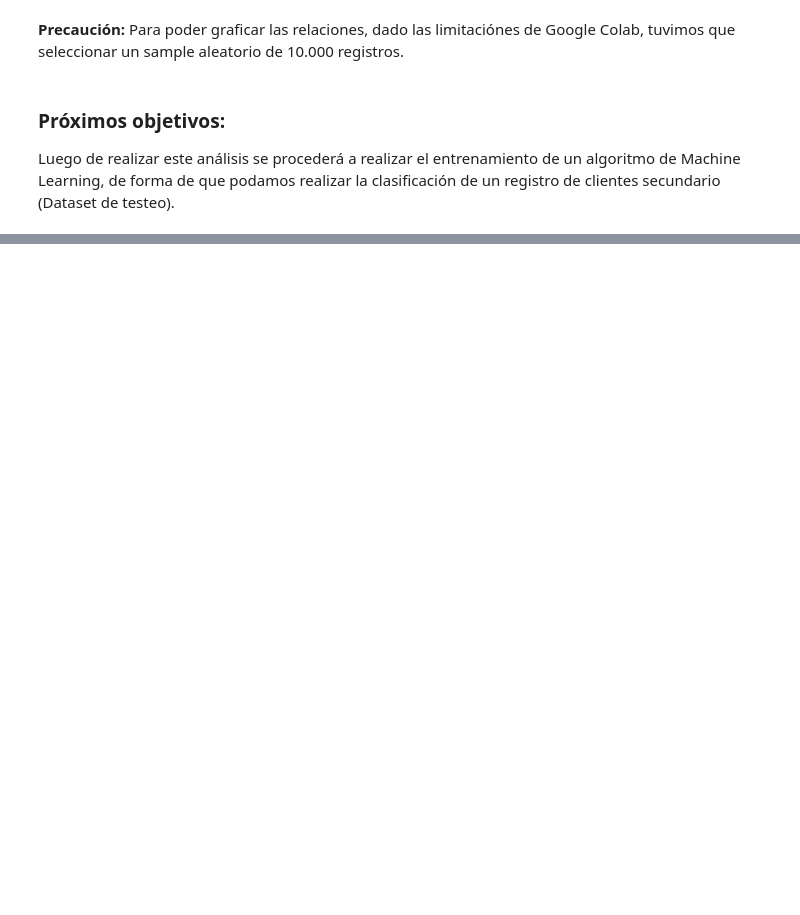
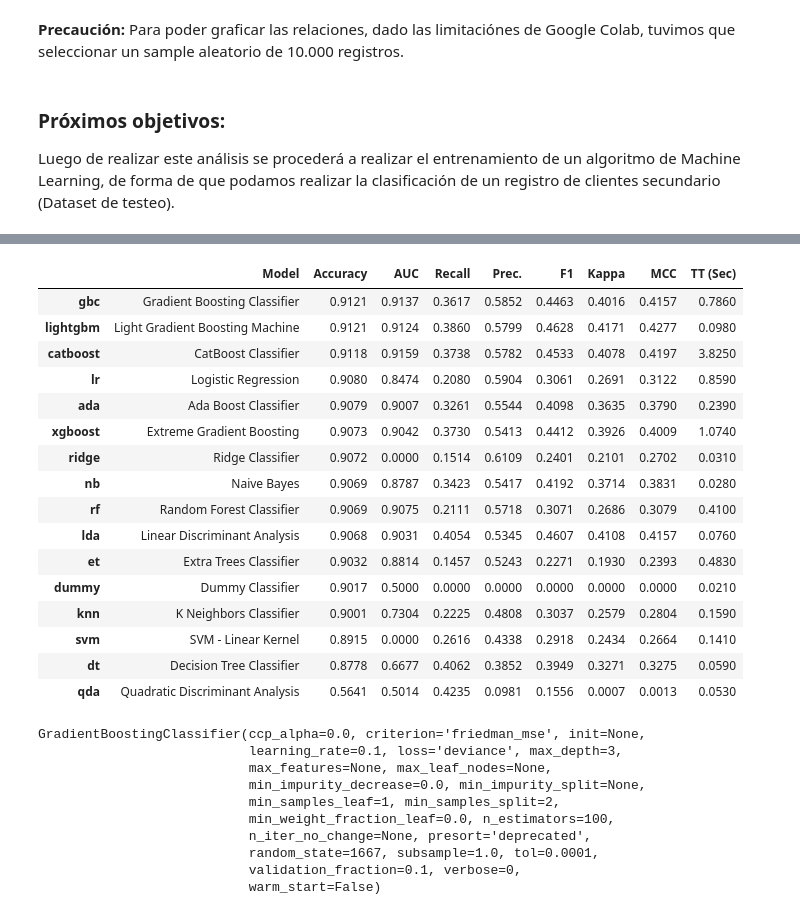
Before and after one commit to VGardella/data-science-project, a Jupyter notebook: Primera_Entrega_Proyecto_Final_V2.ipynb, the cells around one changed output, grey strips where cells are left out. Drawn from its saved outputs; the diff is of its cells as text; code cells hidden in the pictures; blank space fills up the shorter version.

```diff
--- a/Primera_Entrega_Proyecto_Final_V2.ipynb
+++ b/Primera_Entrega_Proyecto_Final_V2.ipynb
@@ -427,0 +618,38 @@ Luego de realizar este análisis se procederá a realizar el entrenamiento de un
+# %%
+#Ejemplo: entrenamiento de un modelo con uno de los clusters:
+
+df_nuevo = pd.read_csv("resultados_clustering.csv")
+
+from pycaret.classification import *
+
+df3 = df_nuevo[df_nuevo["Cluster"] == "Cluster 2"]
+setup(data= df3, target="y")
+compare_models()
+# %% [output]
+|  | Model | Accuracy | AUC | Recall | Prec. | F1 | Kappa | MCC | TT (Sec) |
+| gbc | Gradient Boosting Classifier | 0.9121 | 0.9137 | 0.3617 | 0.5852 | 0.4463 | 0.4016 | 0.4157 | 0.7860 |
+| lightgbm | Light Gradient Boosting Machine | 0.9121 | 0.9124 | 0.3860 | 0.5799 | 0.4628 | 0.4171 | 0.4277 | 0.0980 |
+| catboost | CatBoost Classifier | 0.9118 | 0.9159 | 0.3738 | 0.5782 | 0.4533 | 0.4078 | 0.4197 | 3.8250 |
+| lr | Logistic Regression | 0.9080 | 0.8474 | 0.2080 | 0.5904 | 0.3061 | 0.2691 | 0.3122 | 0.8590 |
+| ada | Ada Boost Classifier | 0.9079 | 0.9007 | 0.3261 | 0.5544 | 0.4098 | 0.3635 | 0.3790 | 0.2390 |
+| xgboost | Extreme Gradient Boosting | 0.9073 | 0.9042 | 0.3730 | 0.5413 | 0.4412 | 0.3926 | 0.4009 | 1.0740 |
+| ridge | Ridge Classifier | 0.9072 | 0.0000 | 0.1514 | 0.6109 | 0.2401 | 0.2101 | 0.2702 | 0.0310 |
+| nb | Naive Bayes | 0.9069 | 0.8787 | 0.3423 | 0.5417 | 0.4192 | 0.3714 | 0.3831 | 0.0280 |
+| rf | Random Forest Classifier | 0.9069 | 0.9075 | 0.2111 | 0.5718 | 0.3071 | 0.2686 | 0.3079 | 0.4100 |
+| lda | Linear Discriminant Analysis | 0.9068 | 0.9031 | 0.4054 | 0.5345 | 0.4607 | 0.4108 | 0.4157 | 0.0760 |
+| et | Extra Trees Classifier | 0.9032 | 0.8814 | 0.1457 | 0.5243 | 0.2271 | 0.1930 | 0.2393 | 0.4830 |
+| dummy | Dummy Classifier | 0.9017 | 0.5000 | 0.0000 | 0.0000 | 0.0000 | 0.0000 | 0.0000 | 0.0210 |
+| knn | K Neighbors Classifier | 0.9001 | 0.7304 | 0.2225 | 0.4808 | 0.3037 | 0.2579 | 0.2804 | 0.1590 |
+| svm | SVM - Linear Kernel | 0.8915 | 0.0000 | 0.2616 | 0.4338 | 0.2918 | 0.2434 | 0.2664 | 0.1410 |
+| dt | Decision Tree Classifier | 0.8778 | 0.6677 | 0.4062 | 0.3852 | 0.3949 | 0.3271 | 0.3275 | 0.0590 |
+| qda | Quadratic Discriminant Analysis | 0.5641 | 0.5014 | 0.4235 | 0.0981 | 0.1556 | 0.0007 | 0.0013 | 0.0530 |
+GradientBoostingClassifier(ccp_alpha=0.0, criterion='friedman_mse', init=None,
+                           learning_rate=0.1, loss='deviance', max_depth=3,
+                           max_features=None, max_leaf_nodes=None,
+                           min_impurity_decrease=0.0, min_impurity_split=None,
+                           min_samples_leaf=1, min_samples_split=2,
+                           min_weight_fraction_leaf=0.0, n_estimators=100,
+                           n_iter_no_change=None, presort='deprecated',
+                           random_state=1667, subsample=1.0, tol=0.0001,
+                           validation_fraction=0.1, verbose=0,
+                           warm_start=False)
```
Also changed, not shown: parts of 50 cells of this notebook, 23 other files.
